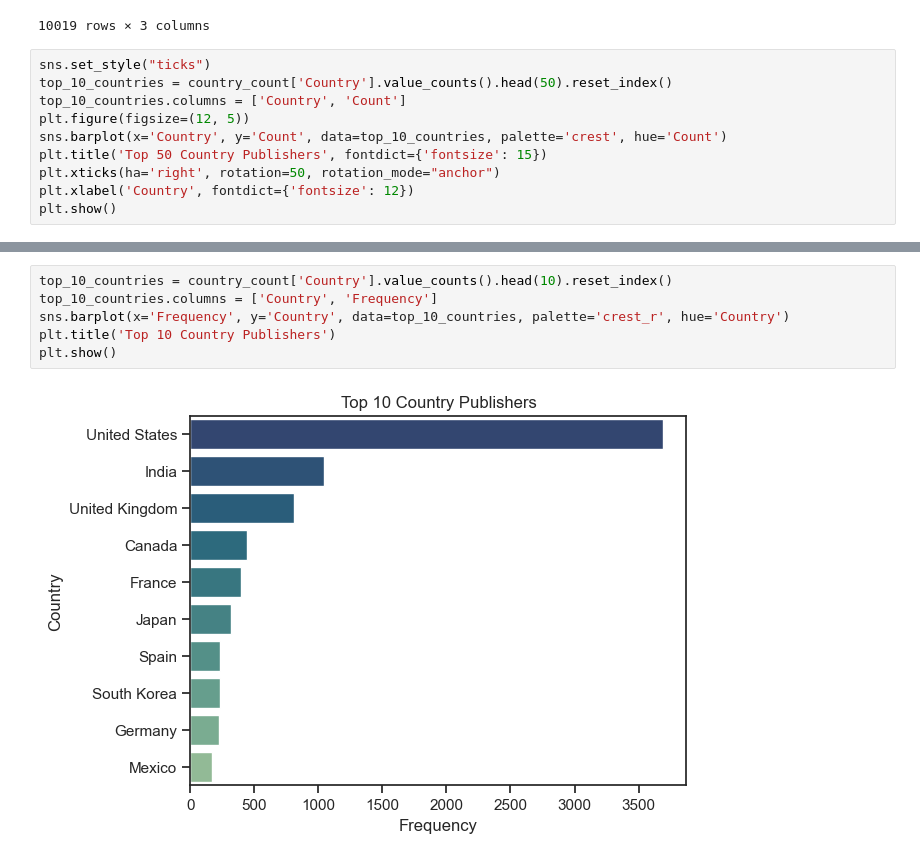
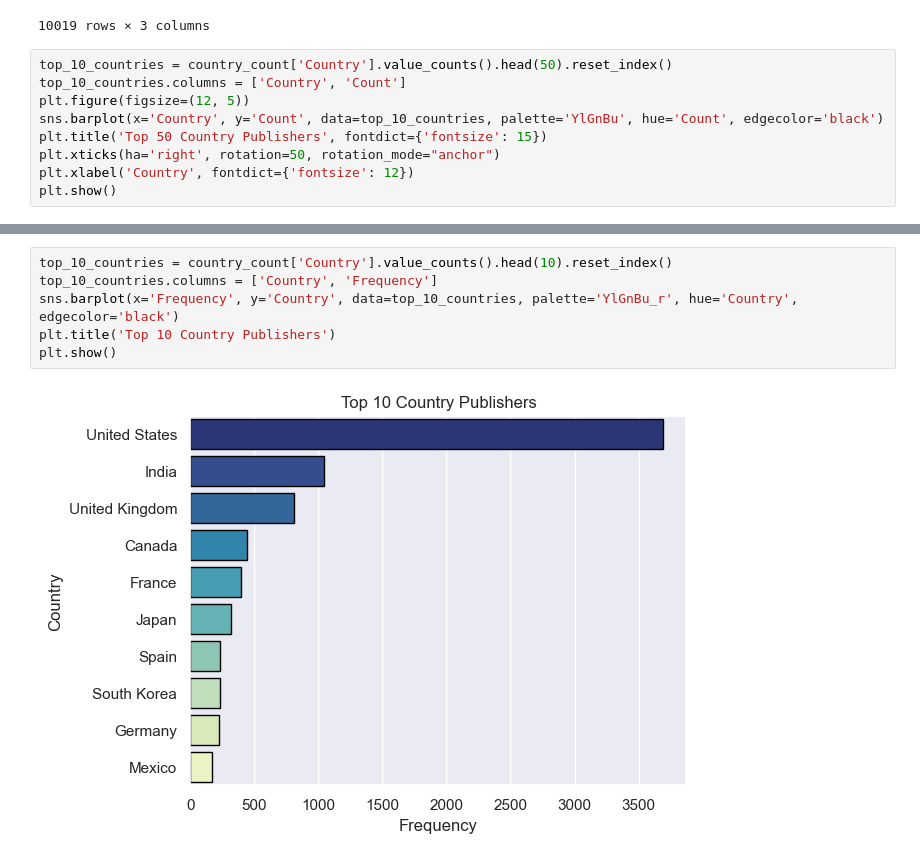
Before and after one commit to DaniloGrujic/netflix-data, a Jupyter notebook: EDA_netflix.ipynb, the cells around one changed output, grey strips where cells are left out. Saved outputs shown, nothing was run; the diff lists cells and outputs as text.

```diff
--- a/EDA_netflix.ipynb
+++ b/EDA_netflix.ipynb
@@ -179,11 +196,10 @@ country_count
 | 103110 | Movie | Barbecue | Uruguay |
 10019 rows × 3 columns
 # %%
-sns.set_style("ticks")
 top_10_countries = country_count['Country'].value_counts().head(50).reset_index()
 top_10_countries.columns = ['Country', 'Count']
 plt.figure(figsize=(12, 5))
-sns.barplot(x='Country', y='Count', data=top_10_countries, palette='crest', hue='Count')
+sns.barplot(x='Country', y='Count', data=top_10_countries, palette='YlGnBu', hue='Count', edgecolor='black')
 plt.title('Top 50 Country Publishers', fontdict={'fontsize': 15})
 plt.xticks(ha='right', rotation=50, rotation_mode="anchor")
 plt.xlabel('Country', fontdict={'fontsize': 12})
@@ -193,8 +209,8 @@ plt.show()
 # %%
 top_10_countries = country_count['Country'].value_counts().head(10).reset_index()
 top_10_countries.columns = ['Country', 'Frequency']
-sns.barplot(x='Frequency', y='Country', data=top_10_countries, palette='crest_r', hue='Country')
+sns.barplot(x='Frequency', y='Country', data=top_10_countries, palette='YlGnBu_r', hue='Country', edgecolor='black')
 plt.title('Top 10 Country Publishers')
 plt.show()
 # %% [output]
-[figure, old version]
+[figure, new version]
```
Also changed, not shown: parts of 12 cells of this notebook.
